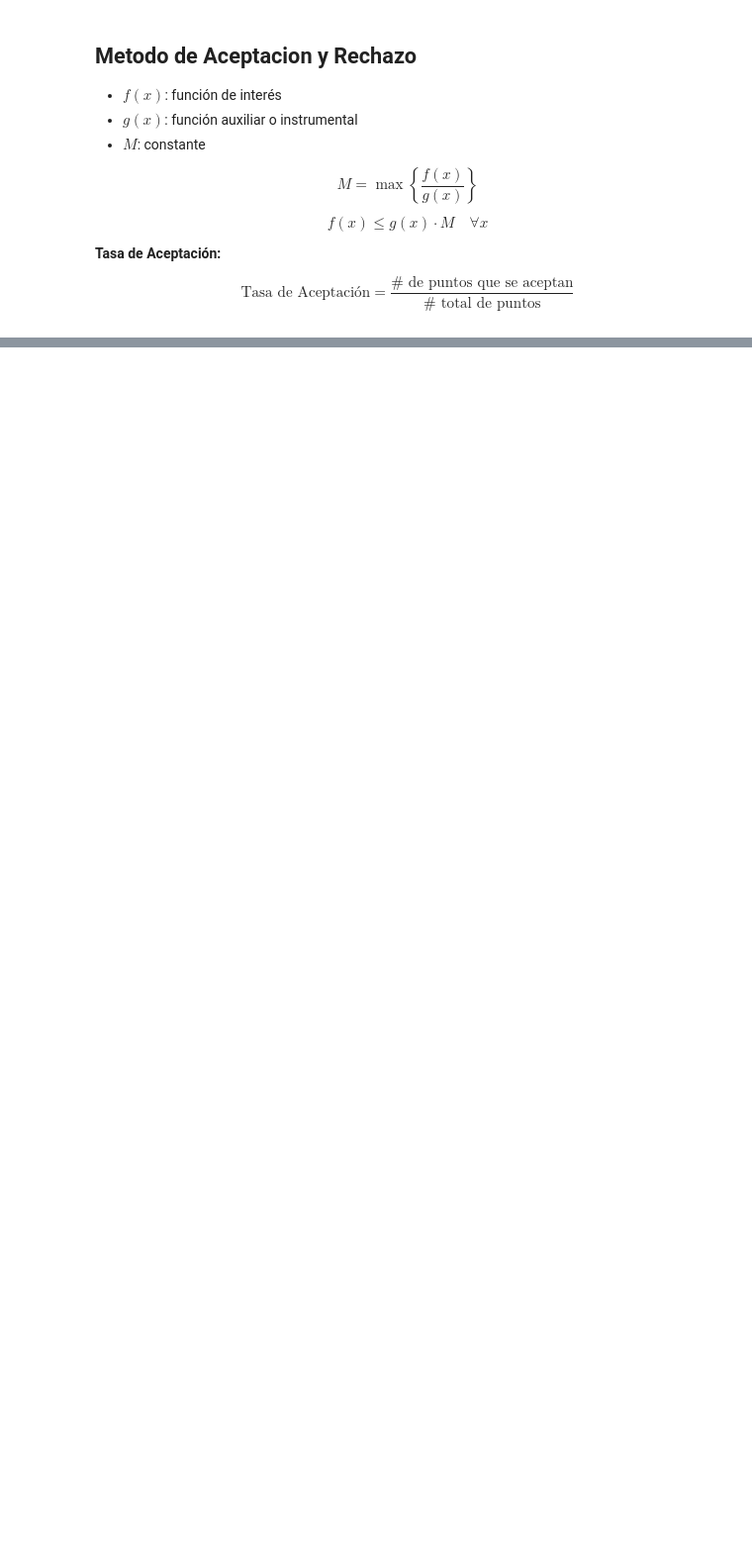
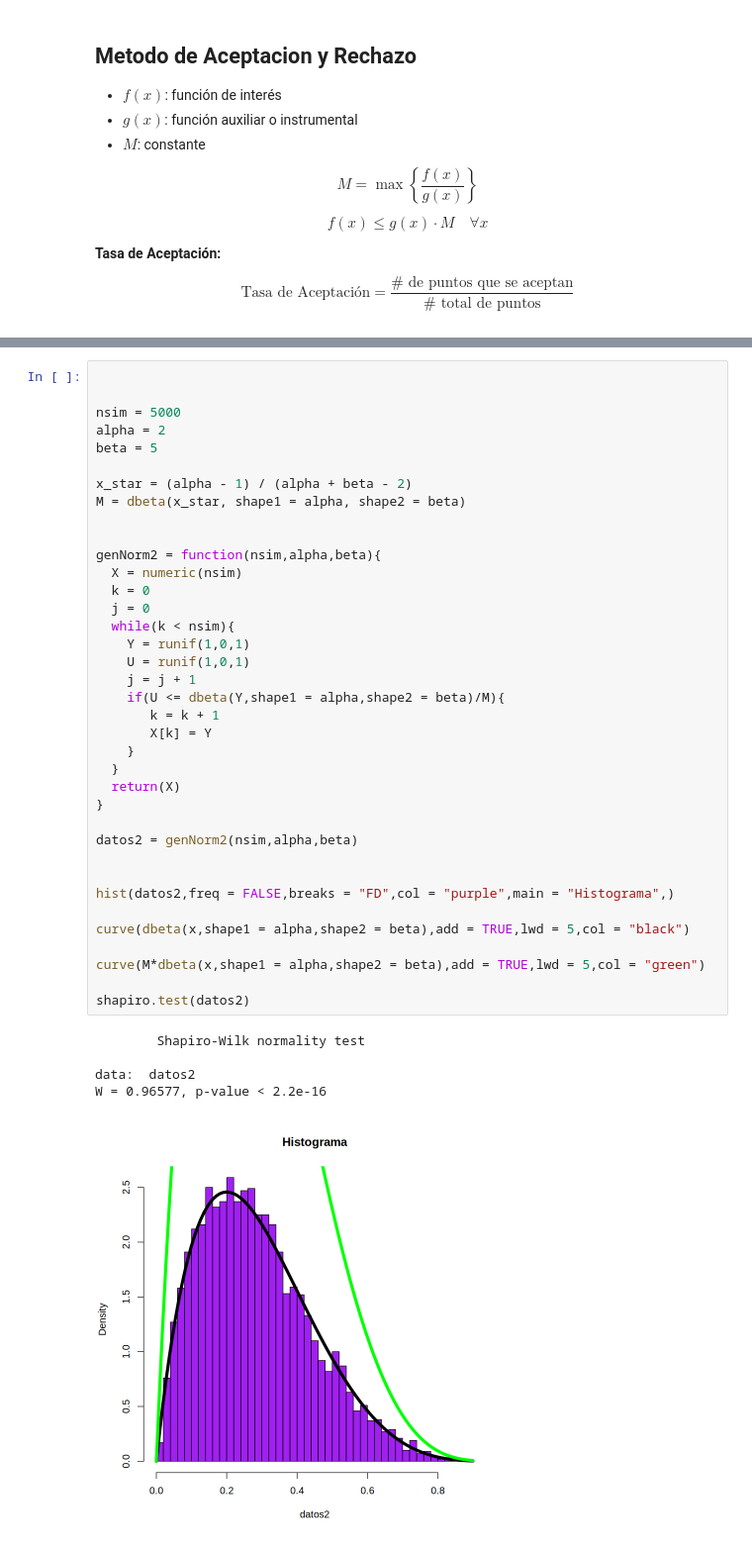
Before and after one commit to Nicolas-Bernal/Simulacion-Estadistica, a Jupyter notebook: Primer Corte/04_Metodo_aceptacion_y_rechazo.ipynb, the cells around one changed output, grey strips where cells are left out. Shown at 99% size. Saved outputs shown, nothing was run; the diff lists cells and outputs as text; blank space fills up the shorter version.

```diff
--- a/Primer Corte/04_Metodo_aceptacion_y_rechazo.ipynb
+++ b/Primer Corte/04_Metodo_aceptacion_y_rechazo.ipynb
@@ -112,0 +198,43 @@ W = 0.99978, p-value = 0.9209
+# %%
+
+
+nsim = 5000
+alpha = 2
+beta = 5
+
+x_star = (alpha - 1) / (alpha + beta - 2)
+M = dbeta(x_star, shape1 = alpha, shape2 = beta)
+
+
+genNorm2 = function(nsim,alpha,beta){
+  X = numeric(nsim)
+  k = 0
+  j = 0
+  while(k < nsim){
+    Y = runif(1,0,1)
+    U = runif(1,0,1)
+    j = j + 1
+    if(U <= dbeta(Y,shape1 = alpha,shape2 = beta)/M){
+       k = k + 1
+       X[k] = Y
+    }
+  }
+  return(X)
+}
+
+datos2 = genNorm2(nsim,alpha,beta)
+
+
+hist(datos2,freq = FALSE,breaks = "FD",col = "purple",main = "Histograma",)
+
+curve(dbeta(x,shape1 = alpha,shape2 = beta),add = TRUE,lwd = 5,col = "black")
+
+curve(M*dbeta(x,shape1 = alpha,shape2 = beta),add = TRUE,lwd = 5,col = "green")
+
+shapiro.test(datos2)
+# %% [output]
+        Shapiro-Wilk normality test
+
+data:  datos2
+W = 0.96577, p-value < 2.2e-16
+[figure, added]
```
Also changed, not shown: parts of 7 cells of this notebook.
